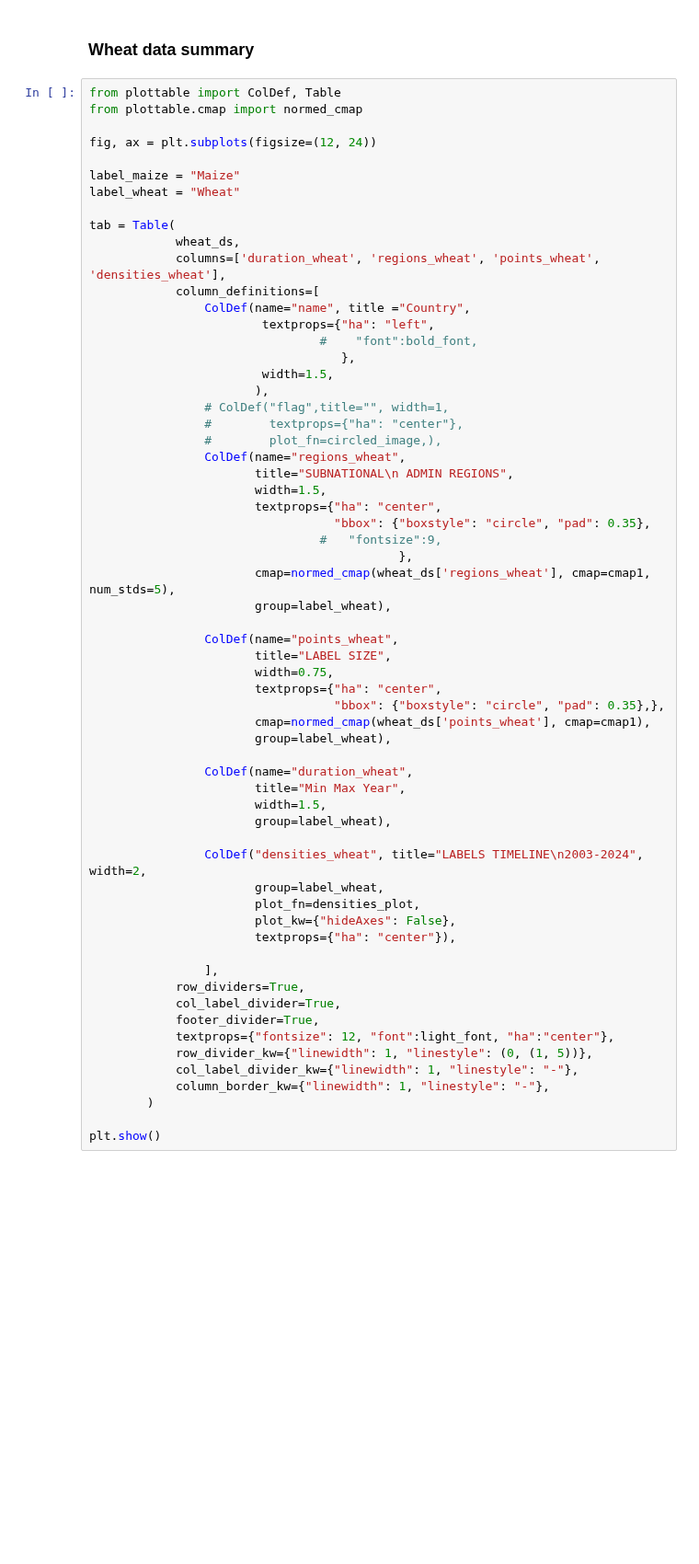
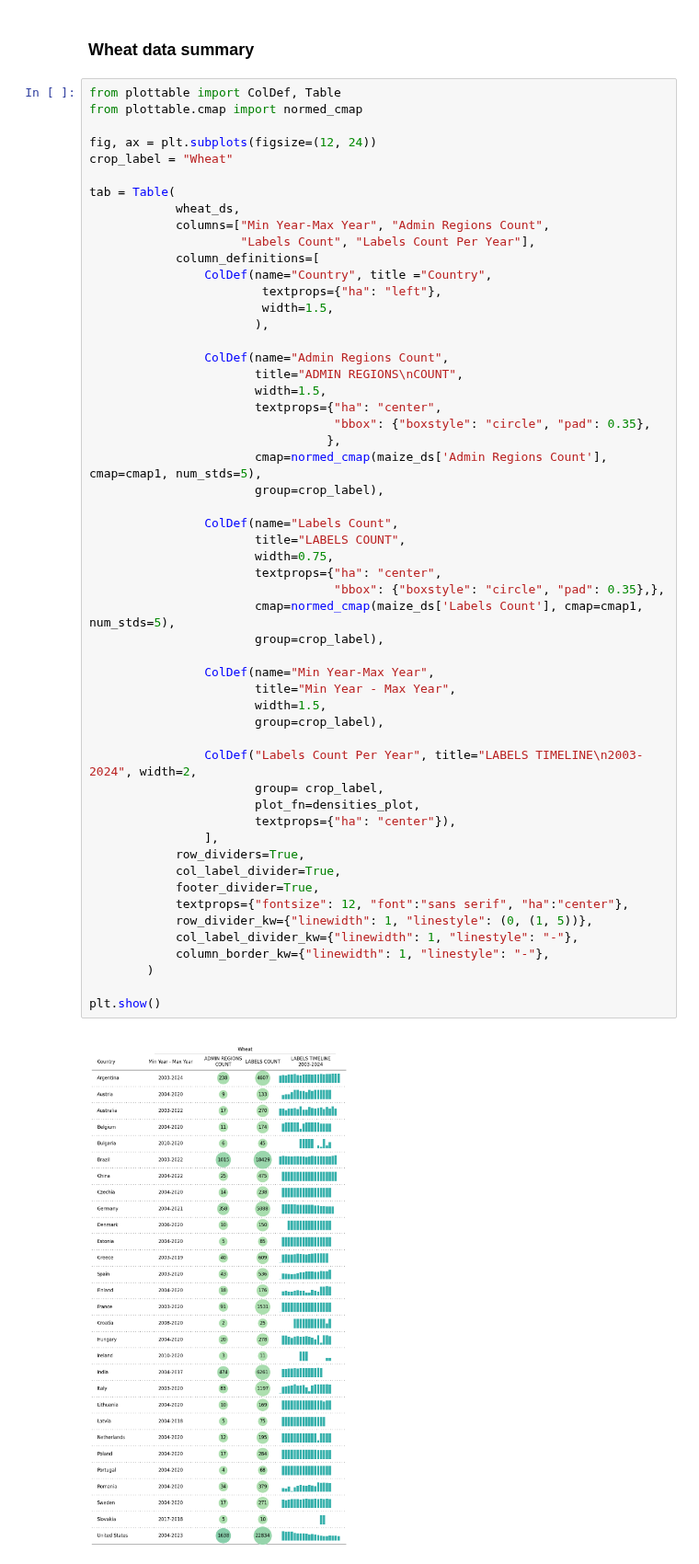
Before and after one commit to BigDataWUR/AgML-CY-Bench, a Jupyter notebook: notebooks/cybench_summary.ipynb, the cells around one changed output. Shown at 92% size. Drawn from its saved outputs; the diff is of its cells as text; blank space fills up the shorter version.

```diff
--- a/notebooks/cybench_summary.ipynb
+++ b/notebooks/cybench_summary.ipynb
@@ -175,60 +144,54 @@ from plottable import ColDef, Table
 from plottable.cmap import normed_cmap
 
 fig, ax = plt.subplots(figsize=(12, 24))
-
-label_maize = "Maize"
-label_wheat = "Wheat"
+crop_label = "Wheat"
 
 tab = Table(
             wheat_ds,
-            columns=['duration_wheat', 'regions_wheat', 'points_wheat', 'densities_wheat'],
+            columns=["Min Year-Max Year", "Admin Regions Count",
+                     "Labels Count", "Labels Count Per Year"],
             column_definitions=[
-                ColDef(name="name", title ="Country",
-                        textprops={"ha": "left",
-                                #    "font":bold_font,
-                                   },
+                ColDef(name="Country", title ="Country",
+                        textprops={"ha": "left"},
                         width=1.5,
                        ),
-                # ColDef("flag",title="", width=1,
-                #        textprops={"ha": "center"},
-                #        plot_fn=circled_image,),
-                ColDef(name="regions_wheat",
-                       title="SUBNATIONAL\n ADMIN REGIONS",
+
+                ColDef(name="Admin Regions Count",
+                       title="ADMIN REGIONS\nCOUNT",
                        width=1.5,
                        textprops={"ha": "center",
                                   "bbox": {"boxstyle": "circle", "pad": 0.35},
-                                #   "fontsize":9,
-                                           },
-                       cmap=normed_cmap(wheat_ds['regions_wheat'], cmap=cmap1, num_stds=5),
-                       group=label_wheat),
+                                 },
+                       cmap=normed_cmap(maize_ds['Admin Regions Count'], cmap=cmap1, num_stds=5),
+                       group=crop_label),
 
-                ColDef(name="points_wheat",
-                       title="LABEL SIZE",
+                ColDef(name="Labels Count",
+                       title="LABELS COUNT",
                        width=0.75,
                        textprops={"ha": "center",
                                   "bbox": {"boxstyle": "circle", "pad": 0.35},},
-                       cmap=normed_cmap(wheat_ds['points_wheat'], cmap=cmap1),
-                       group=label_wheat),
+                       cmap=normed_cmap(maize_ds['Labels Count'], cmap=cmap1, num_stds=5),
+                       group=crop_label),
 
-                ColDef(name="duration_wheat",
-                       title="Min Max Year",
+                ColDef(name="Min Year-Max Year",
+                       title="Min Year - Max Year",
                        width=1.5,
-                       group=label_wheat),
+                       group=crop_label),
 
-                ColDef("densities_wheat", title="LABELS TIMELINE\n2003-2024", width=2,
-                       group=label_wheat,
+                ColDef("Labels Count Per Year", title="LABELS TIMELINE\n2003-2024", width=2,
+                       group= crop_label,
                        plot_fn=densities_plot,
-                       plot_kw={"hideAxes": False},
                        textprops={"ha": "center"}),
-
                 ],
             row_dividers=True,
             col_label_divider=True,
             footer_divider=True,
-            textprops={"fontsize": 12, "font":light_font, "ha":"center"},
+            textprops={"fontsize": 12, "font":"sans serif", "ha":"center"},
             row_divider_kw={"linewidth": 1, "linestyle": (0, (1, 5))},
             col_label_divider_kw={"linewidth": 1, "linestyle": "-"},
             column_border_kw={"linewidth": 1, "linestyle": "-"},
         )
 
 plt.show()
+# %% [output]
+[figure, added]
```
Also changed, not shown: parts of 6 cells of this notebook, 1 other file.
